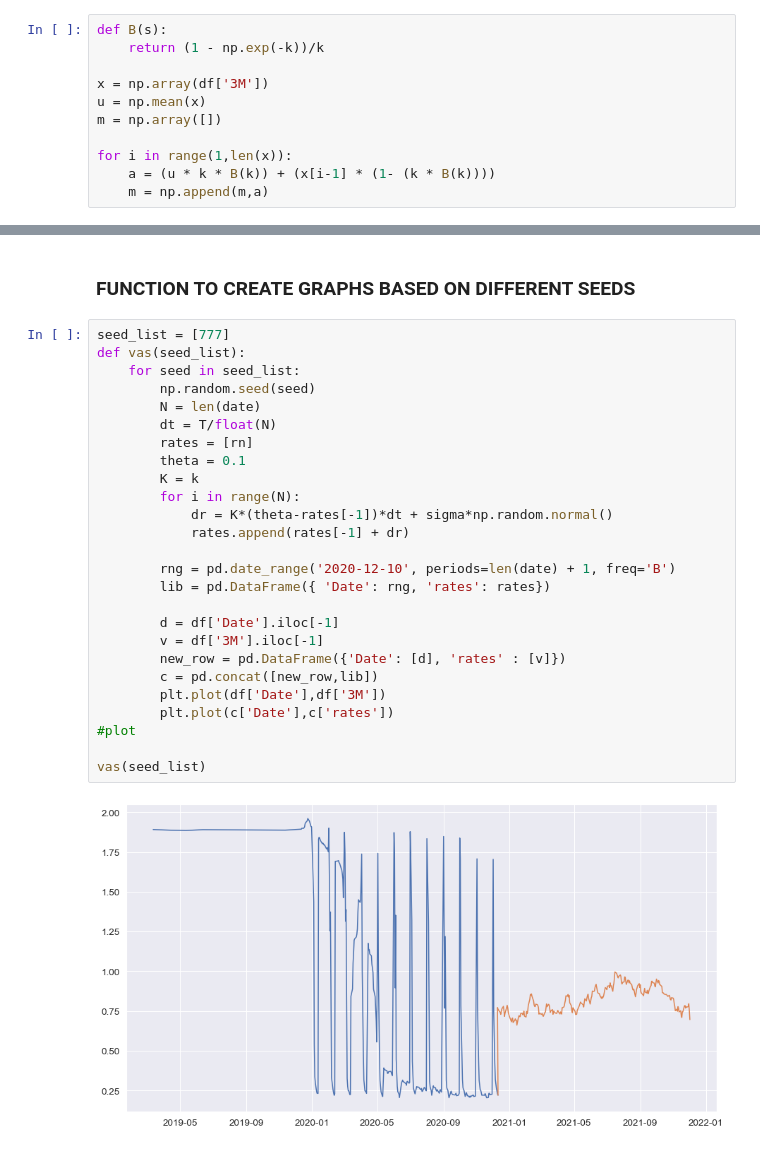
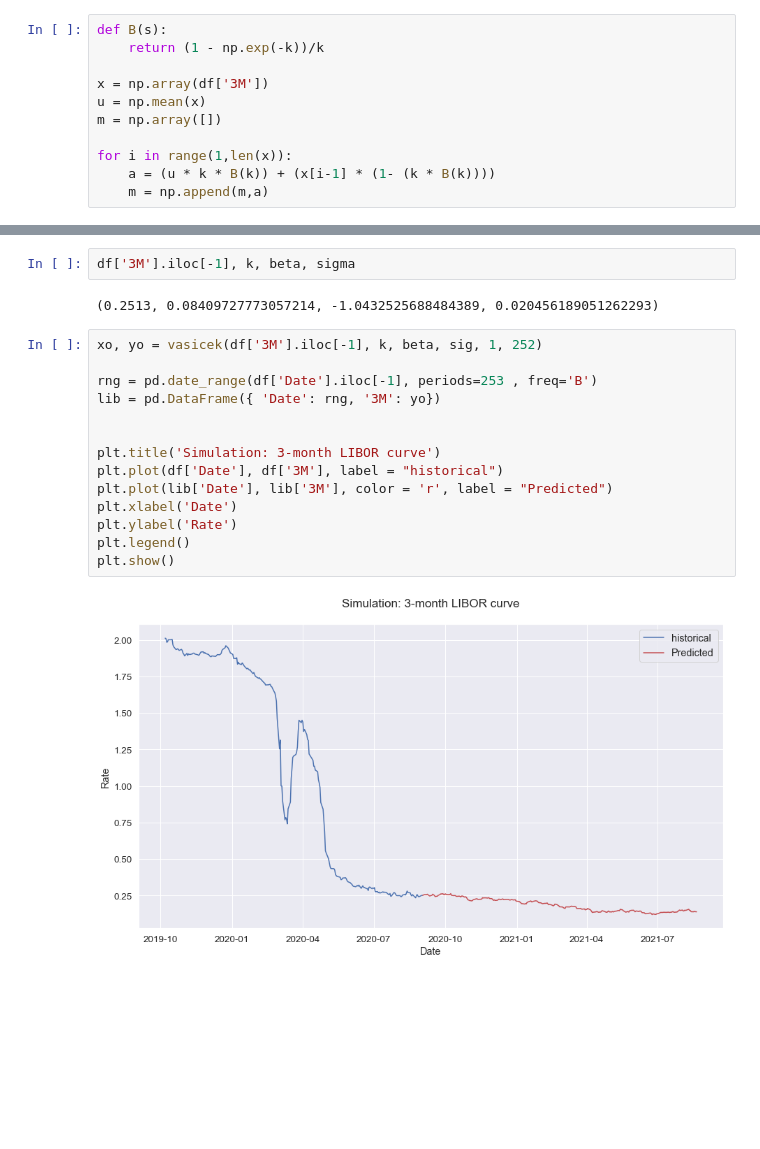
Before and after one commit to abhishekprog0/StructuredPricingEngine, a Jupyter notebook: Structured & Hybrid Project 2020.ipynb, the cells around one changed output, grey strips where cells are left out. Cells and saved outputs as stored; diff of their text form; blank space fills up the shorter version.

```diff
--- a/Structured & Hybrid Project 2020.ipynb
+++ b/Structured & Hybrid Project 2020.ipynb
@@ -210,30 +228,20 @@ sig
-# %% [markdown]
-### FUNCTION TO CREATE GRAPHS BASED ON DIFFERENT SEEDS
-# %%
-seed_list = [777]
-def vas(seed_list):
-    for seed in seed_list:
-        np.random.seed(seed)
-        N = len(date)
-        dt = T/float(N)
-        rates = [rn]
-        theta = 0.1
-        K = k
-        for i in range(N):
-            dr = K*(theta-rates[-1])*dt + sigma*np.random.normal()
-            rates.append(rates[-1] + dr)
-
-        rng = pd.date_range('2020-12-10', periods=len(date) + 1, freq='B')
-        lib = pd.DataFrame({ 'Date': rng, 'rates': rates})
-
-        d = df['Date'].iloc[-1]
-        v = df['3M'].iloc[-1]
-        new_row = pd.DataFrame({'Date': [d], 'rates' : [v]})
-        c = pd.concat([new_row,lib])
-        plt.plot(df['Date'],df['3M'])
-        plt.plot(c['Date'],c['rates'])
-#plot
-
-vas(seed_list)
-# %% [output]
-[figure, removed]
+# %%
+df['3M'].iloc[-1], k, beta, sigma
+# %% [output]
+(0.2513, 0.08409727773057214, -1.0432525688484389, 0.020456189051262293)
+# %%
+xo, yo = vasicek(df['3M'].iloc[-1], k, beta, sig, 1, 252)
+
+rng = pd.date_range(df['Date'].iloc[-1], periods=253 , freq='B')
+lib = pd.DataFrame({ 'Date': rng, '3M': yo})
+
+
+plt.title('Simulation: 3-month LIBOR curve')
+plt.plot(df['Date'], df['3M'], label = "historical")
+plt.plot(lib['Date'], lib['3M'], color = 'r', label = "Predicted")
+plt.xlabel('Date')
+plt.ylabel('Rate')
+plt.legend()
+plt.show()
+# %% [output]
+[figure, added]
```
Also changed, not shown: parts of 10 cells of this notebook, 1 other file.
